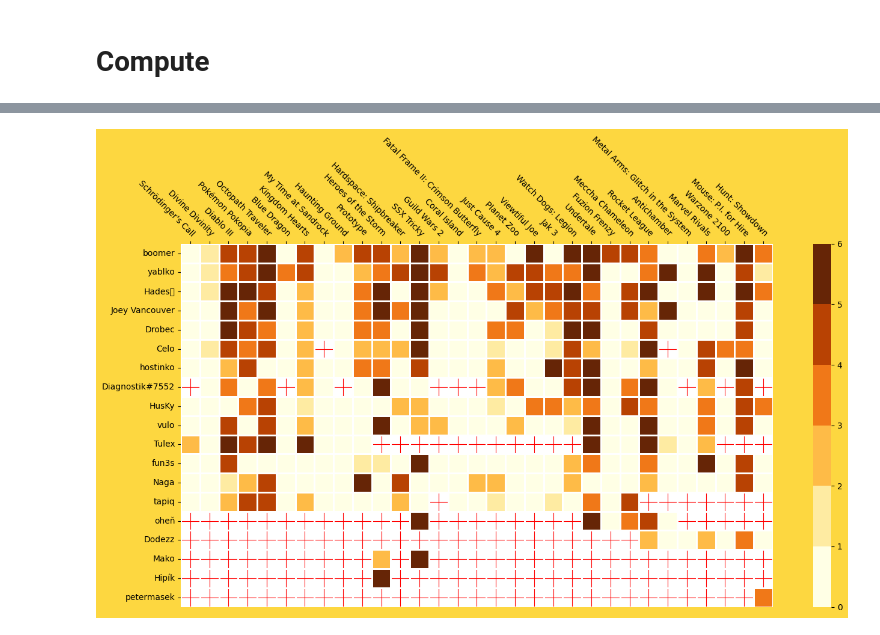
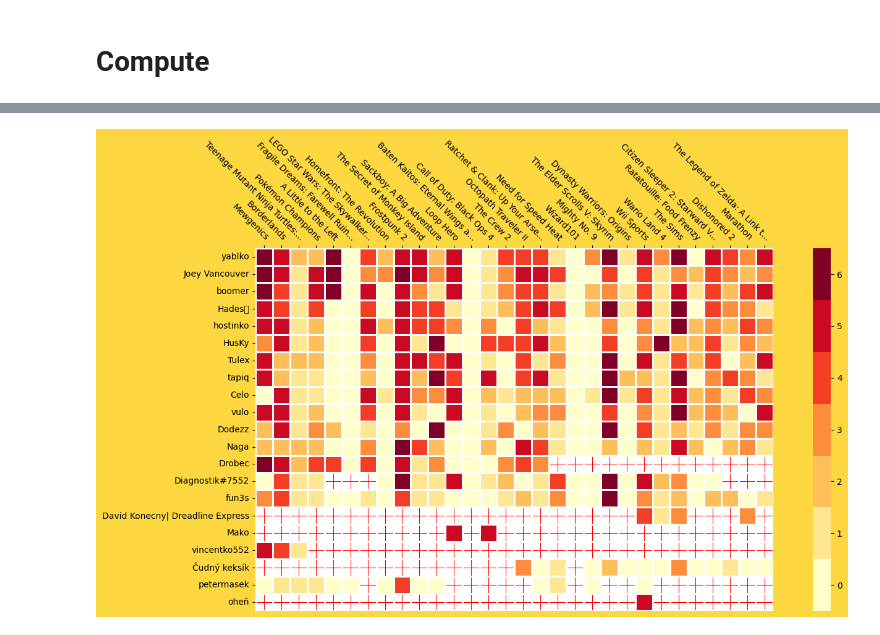
Before and after one commit to pavlikp/Arcade-Watch-Discord-Guess-the-Game-Awards, a Jupyter notebook: QuickGTG.ipynb, the cells around one changed output, grey strips where cells are left out. Drawn from its saved outputs; the diff is of its cells as text; code cells hidden in the pictures.

Commit message:
September + missing days list

```diff
--- a/QuickGTG.ipynb
+++ b/QuickGTG.ipynb
@@ -56,13 +56,13 @@ new_games_df = new_games_df.set_index('day')
 # Compute
 # %%
 # import results
-f01 = open("gtg-august26.txt", "r", encoding="utf8").read()
+f01 = open("gtg-september26.txt", "r", encoding="utf8").read()
 
 fulltext = '\n'.join([f01])
 
 # specify beggining and end
-from_day = 1540
-to_day = 1570
+from_day = 1571
+to_day = 1600
 
 fulltext = fulltext.replace("\n\n —", " —") # fix for new Discord badges
 
@@ -400,7 +413,7 @@ matrix_ordered = matrix_df.loc[df_final.name]
 # Set up the figure size based on your matrix shape
 plt.figure(figsize=(15, 8), facecolor="#fdd740")
 
-segmented_cmap = plt.get_cmap("YlOrBr", 6)
+segmented_cmap = plt.get_cmap("YlOrRd", 7)
 
 # Plot the heatmap
 sns.heatmap(
@@ -408,33 +421,37 @@ sns.heatmap(
     cmap=segmented_cmap,        # GitHub-style green shading
     linewidths=2,         # Spacing between the blocks ("dots")
     linecolor="white",    # Grid line color matching the background
     square=True,          # Forces cells to be perfectly square
     cbar=True,            # Set to False if you don't want the color intensity scale
     mask=matrix_ordered.isnull(), # Automatically leaves NaNs as empty/white space
-    zorder=10
+    zorder=10,
+    vmin=-0.5,
+    vmax=6.5
 )
 
 plt.xlabel(None)
 plt.ylabel(None)
-new_labels = new_games_df.loc[matrix_ordered.columns, 'game']
+new_labels = new_games_df.loc[matrix_ordered.columns, 'game'].apply(
+    lambda x: x[:29] + "..." if isinstance(x, str) and len(x) > 27 else x
+)
 
 # 2. Apply the new labels to the current x-ticks positions
 plt.xticks(
     ticks=np.arange(len(matrix_ordered.columns))+0.5,
     labels=new_labels,
     rotation=-45,
     rotation_mode='anchor',
     ha="right"
 )
 
 ax = plt.gca()
 ax.xaxis.tick_top()
 ax.xaxis.set_label_position("top")
 ax.tick_params(axis="x", top=True, bottom=False, labeltop=True, labelbottom=False)
 
 plt.grid(color='red')
 
 plt.tight_layout()
 plt.show()
 # %% [output]
-[figure, old version]
+[figure, new version]
```
Also changed, not shown: parts of 12 cells of this notebook, 2 other files.
